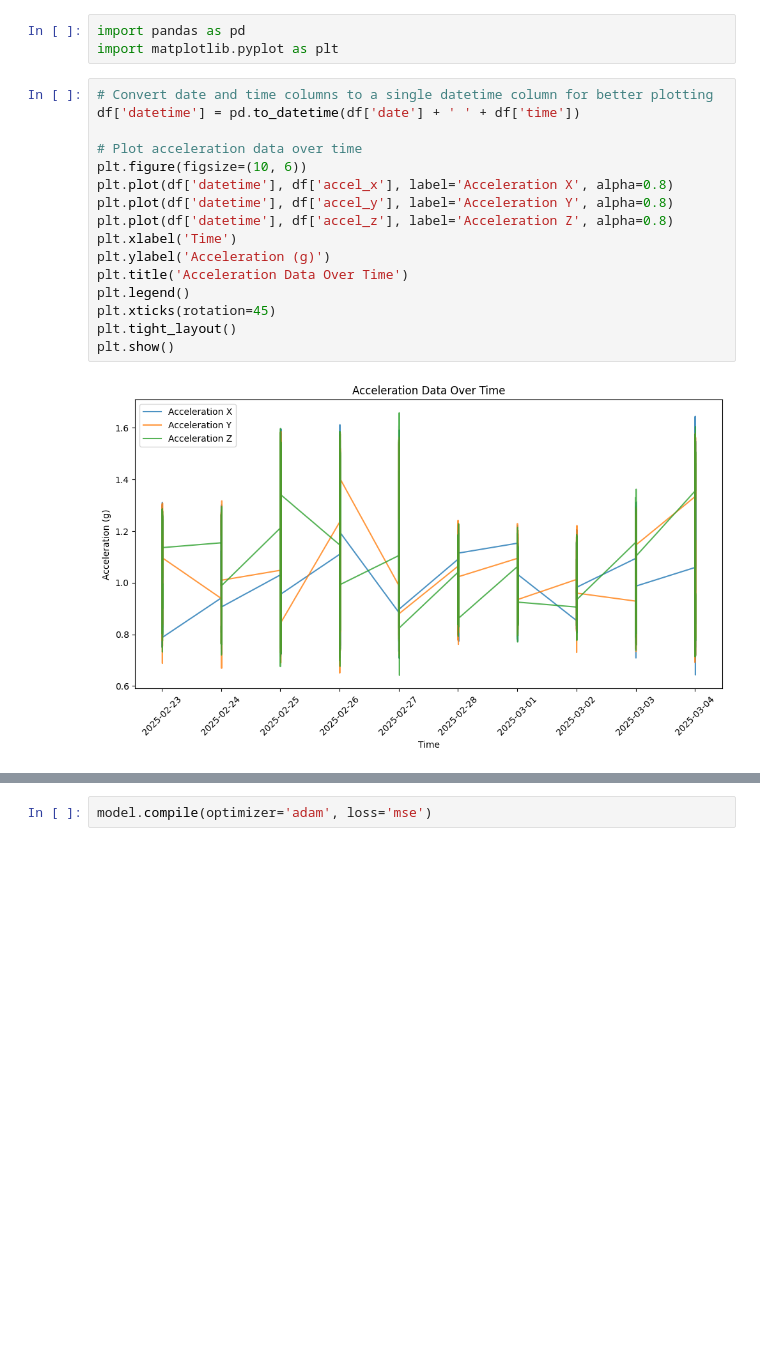
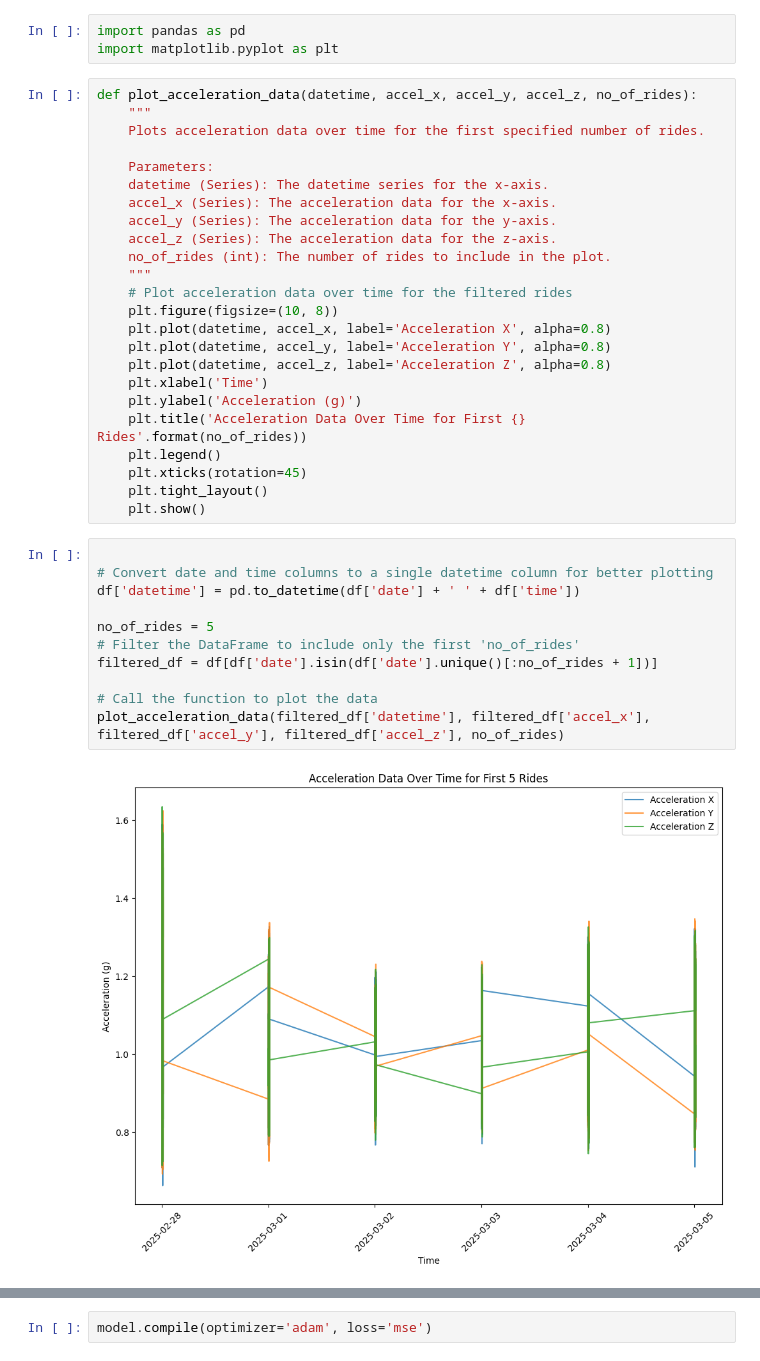
Before and after one commit to nethmi02/Smart-Helmet, a Jupyter notebook: InitialModal4CollitionDetection.ipynb, the cells around one changed output, grey strips where cells are left out. Drawn from its saved outputs; the diff is of its cells as text; blank space fills up the shorter version.

```diff
--- a/InitialModal4CollitionDetection.ipynb
+++ b/InitialModal4CollitionDetection.ipynb
@@ -52,23 +84,42 @@ Dataset generated: acceleration_data.csv
 import pandas as pd
 import matplotlib.pyplot as plt
 # %%
-# Convert date and time columns to a single datetime column for better plotting
-df['datetime'] = pd.to_datetime(df['date'] + ' ' + df['time'])
+def plot_acceleration_data(datetime, accel_x, accel_y, accel_z, no_of_rides):
+    """
+    Plots acceleration data over time for the first specified number of rides.
 
-# Plot acceleration data over time
-plt.figure(figsize=(10, 6))
-plt.plot(df['datetime'], df['accel_x'], label='Acceleration X', alpha=0.8)
-plt.plot(df['datetime'], df['accel_y'], label='Acceleration Y', alpha=0.8)
-plt.plot(df['datetime'], df['accel_z'], label='Acceleration Z', alpha=0.8)
-plt.xlabel('Time')
-plt.ylabel('Acceleration (g)')
-plt.title('Acceleration Data Over Time')
-plt.legend()
-plt.xticks(rotation=45)
-plt.tight_layout()
-plt.show()
+    Parameters:
+    datetime (Series): The datetime series for the x-axis.
+    accel_x (Series): The acceleration data for the x-axis.
+    accel_y (Series): The acceleration data for the y-axis.
+    accel_z (Series): The acceleration data for the z-axis.
+    no_of_rides (int): The number of rides to include in the plot.
+    """
+    # Plot acceleration data over time for the filtered rides
+    plt.figure(figsize=(10, 8))
+    plt.plot(datetime, accel_x, label='Acceleration X', alpha=0.8)
+    plt.plot(datetime, accel_y, label='Acceleration Y', alpha=0.8)
+    plt.plot(datetime, accel_z, label='Acceleration Z', alpha=0.8)
+    plt.xlabel('Time')
+    plt.ylabel('Acceleration (g)')
+    plt.title('Acceleration Data Over Time for First {} Rides'.format(no_of_rides))
+    plt.legend()
+    plt.xticks(rotation=45)
+    plt.tight_layout()
+    plt.show()
-# %% [output]
-[figure, removed]
+# %%
+
+# Convert date and time columns to a single datetime column for better plotting
+df['datetime'] = pd.to_datetime(df['date'] + ' ' + df['time'])
+
+no_of_rides = 5
+# Filter the DataFrame to include only the first 'no_of_rides'
+filtered_df = df[df['date'].isin(df['date'].unique()[:no_of_rides + 1])]
+
+# Call the function to plot the data
+plot_acceleration_data(filtered_df['datetime'], filtered_df['accel_x'], filtered_df['accel_y'], filtered_df['accel_z'], no_of_rides)
+# %% [output]
+[figure, added]
 # %%
 # Create subplots for the three acceleration axes
 fig, axes = plt.subplots(3, 1, figsize=(10, 8), sharex=True)
```
Also changed, not shown: parts of 12 cells of this notebook, 7 other files.
